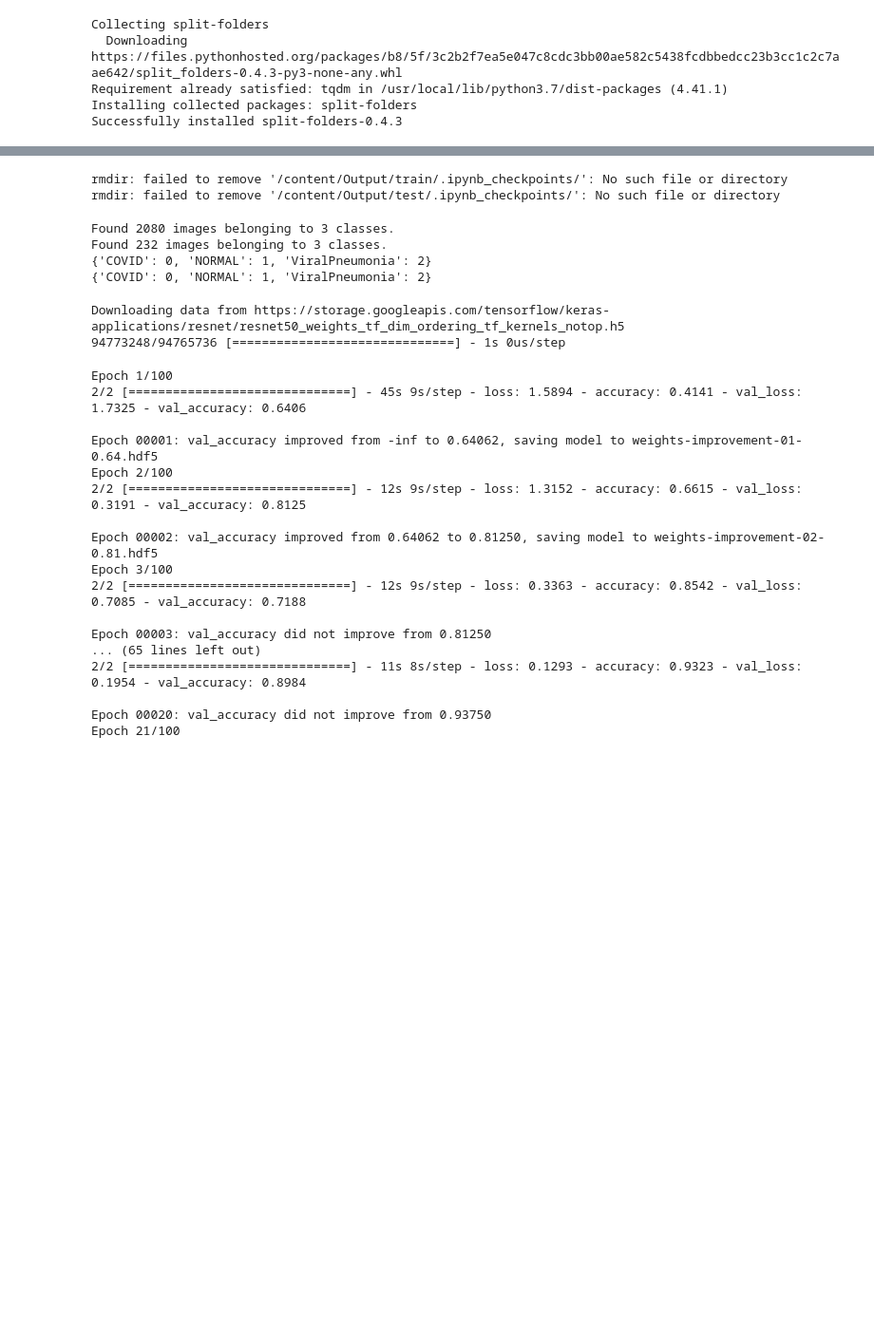
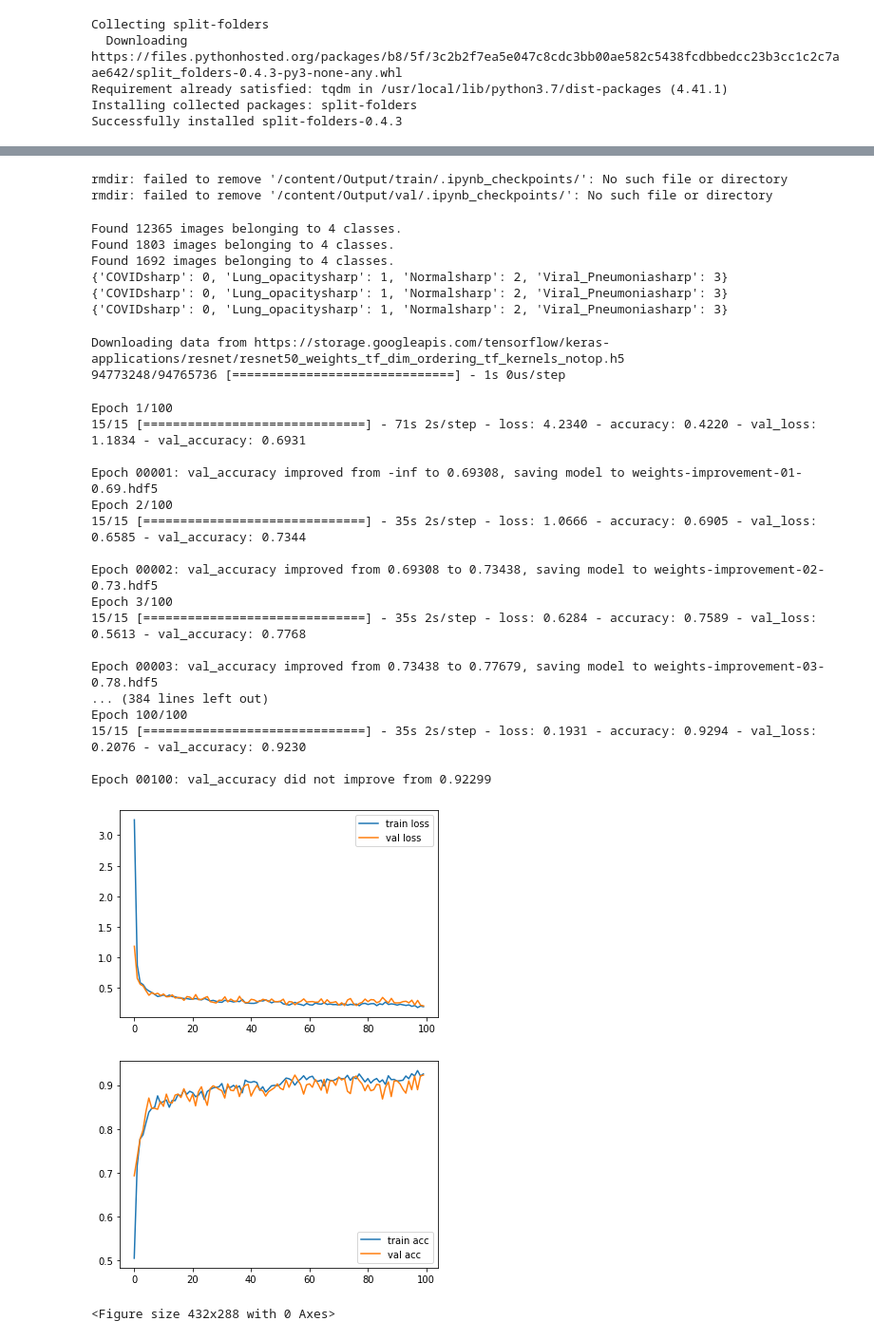
Before and after one commit to Arkaprabha1012/pythonopencv, a Jupyter notebook: ResnetOnCovidpneunormal.ipynb, the cells around one changed output, grey strips where cells are left out. Shown at 95% size. Saved outputs shown, nothing was run; the diff lists cells and outputs as text; code cells hidden in the pictures; blank space fills up the shorter version.

Commit message:
This is the file which Has got 93% accuracy for kaggle updated dataset after proprocessing by CLAHE and Sharpening.

```diff
--- a/ResnetOnCovidpneunormal.ipynb
+++ b/ResnetOnCovidpneunormal.ipynb
@@ -95,11 +178,11 @@ batch_size=128
 train_data_dir="/content/Output/train"
 valid_data_dir="/content/Output/val"
 !rmdir "/content/Output/train/.ipynb_checkpoints/"
-!rmdir "/content/Output/test/.ipynb_checkpoints/"
-#test_data_dir="/content/Output/test"
+!rmdir "/content/Output/val/.ipynb_checkpoints/"
+test_data_dir="/content/Output/test"
 # %% [output]
 rmdir: failed to remove '/content/Output/train/.ipynb_checkpoints/': No such file or directory
-rmdir: failed to remove '/content/Output/test/.ipynb_checkpoints/': No such file or directory
+rmdir: failed to remove '/content/Output/val/.ipynb_checkpoints/': No such file or directory
 # %%
 train_datagen=ImageDataGenerator(preprocessing_function=preprocess_input,
                                  shear_range=0.2,
@@ -116,14 +199,22 @@ valid_generator=train_datagen.flow_from_directory(valid_data_dir,
                                                   batch_size=batch_size,
                                                   class_mode='categorical',
                                                   subset='validation')
+test_generator=train_datagen.flow_from_directory(test_data_dir,
+                                                  target_size=(img_height,img_width),
+                                                  batch_size=batch_size,
+                                                  class_mode='categorical',
+                                                  subset='validation')
 
 print(valid_generator.class_indices)
 print(train_generator.class_indices)
+print(test_generator.class_indices)
 # %% [output]
-Found 2080 images belonging to 3 classes.
-Found 232 images belonging to 3 classes.
-{'COVID': 0, 'NORMAL': 1, 'ViralPneumonia': 2}
-{'COVID': 0, 'NORMAL': 1, 'ViralPneumonia': 2}
+Found 12365 images belonging to 4 classes.
+Found 1803 images belonging to 4 classes.
+Found 1692 images belonging to 4 classes.
+{'COVIDsharp': 0, 'Lung_opacitysharp': 1, 'Normalsharp': 2, 'Viral_Pneumoniasharp': 3}
+{'COVIDsharp': 0, 'Lung_opacitysharp': 1, 'Normalsharp': 2, 'Viral_Pneumoniasharp': 3}
+{'COVIDsharp': 0, 'Lung_opacitysharp': 1, 'Normalsharp': 2, 'Viral_Pneumoniasharp': 3}
 # %%
 base_model=ResNet50(include_top=False,
                     weights='imagenet')
@@ -135,7 +226,7 @@ model=Model(inputs=base_model.input,outputs=predictions)
 for layer in base_model.layers:
   layer.trainable=False
 model.compile(
-  loss='binary_crossentropy',
+  loss='categorical_crossentropy',
   optimizer='adam',
   metrics=['accuracy']
 )
@@ -156,42 +247,45 @@ callbacks_list=[checkpoint]
   validation_steps=len(valid_generator),
   callbacks=callbacks_list
 )'''
 r = model.fit_generator(
   train_generator,
   epochs=100,
   steps_per_epoch=len(valid_generator),
   validation_data=valid_generator,
-  validation_steps=2000//(batch_size*10),
+  validation_steps=2000//(batch_size*2),
   callbacks=callbacks_list
 )
 # loss
 plt.plot(r.history['loss'], label='train loss')
 plt.plot(r.history['val_loss'], label='val loss')
 plt.legend()
 plt.show()
 plt.savefig('LossVal_loss')
 # accuracies
 plt.plot(r.history['accuracy'], label='train acc')
 plt.plot(r.history['val_accuracy'], label='val acc')
 plt.legend()
 plt.show()
 plt.savefig('AccVal_acc')
 # %% [output]
 Epoch 1/100
-2/2 [==============================] - 45s 9s/step - loss: 1.5894 - accuracy: 0.4141 - val_loss: 1.7325 - val_accuracy: 0.6406
+15/15 [==============================] - 71s 2s/step - loss: 4.2340 - accuracy: 0.4220 - val_loss: 1.1834 - val_accuracy: 0.6931
 
-Epoch 00001: val_accuracy improved from -inf to 0.64062, saving model to weights-improvement-01-0.64.hdf5
+Epoch 00001: val_accuracy improved from -inf to 0.69308, saving model to weights-improvement-01-0.69.hdf5
 Epoch 2/100
-2/2 [==============================] - 12s 9s/step - loss: 1.3152 - accuracy: 0.6615 - val_loss: 0.3191 - val_accuracy: 0.8125
+15/15 [==============================] - 35s 2s/step - loss: 1.0666 - accuracy: 0.6905 - val_loss: 0.6585 - val_accuracy: 0.7344
 
-Epoch 00002: val_accuracy improved from 0.64062 to 0.81250, saving model to weights-improvement-02-0.81.hdf5
+Epoch 00002: val_accuracy improved from 0.69308 to 0.73438, saving model to weights-improvement-02-0.73.hdf5
 Epoch 3/100
-2/2 [==============================] - 12s 9s/step - loss: 0.3363 - accuracy: 0.8542 - val_loss: 0.7085 - val_accuracy: 0.7188
+15/15 [==============================] - 35s 2s/step - loss: 0.6284 - accuracy: 0.7589 - val_loss: 0.5613 - val_accuracy: 0.7768
 
-Epoch 00003: val_accuracy did not improve from 0.81250
-... (65 lines left out)
-2/2 [==============================] - 11s 8s/step - loss: 0.1293 - accuracy: 0.9323 - val_loss: 0.1954 - val_accuracy: 0.8984
+Epoch 00003: val_accuracy improved from 0.73438 to 0.77679, saving model to weights-improvement-03-0.78.hdf5
+... (384 lines left out)
+Epoch 100/100
+15/15 [==============================] - 35s 2s/step - loss: 0.1931 - accuracy: 0.9294 - val_loss: 0.2076 - val_accuracy: 0.9230
 
-Epoch 00020: val_accuracy did not improve from 0.93750
-Epoch 21/100
+Epoch 00100: val_accuracy did not improve from 0.92299
+[figure, added]
+[figure, added]
+<Figure size 432x288 with 0 Axes>
 # %%
```
Also changed, not shown: parts of 24 cells of this notebook.
